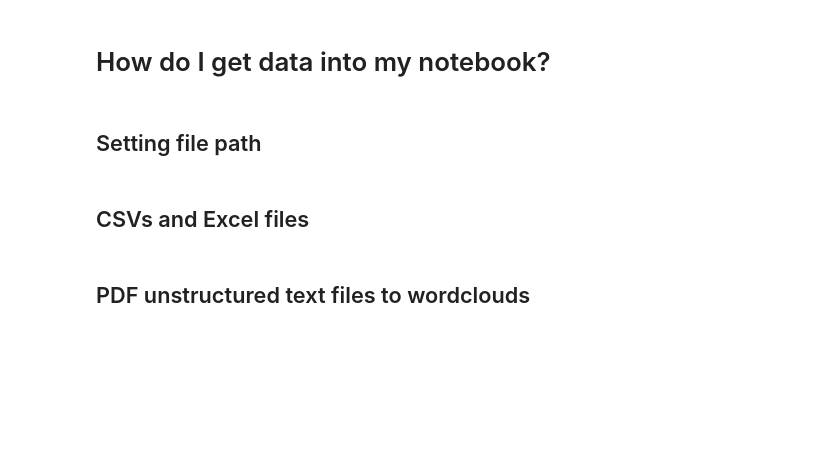
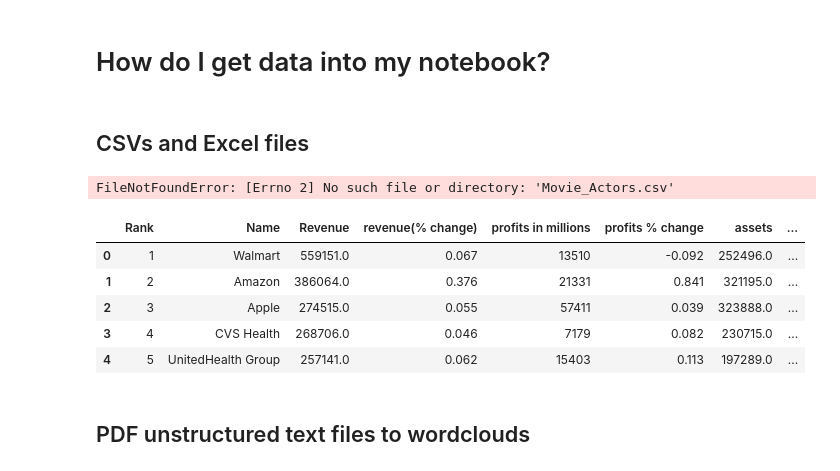
Before and after one commit to GMU-instructor/Binder_example, a Jupyter notebook: import_data.ipynb, the cells around one changed output. Drawn from its saved outputs; the diff is of its cells as text; code cells hidden in the pictures; blank space fills up the shorter version.

```diff
--- a/import_data.ipynb
+++ b/import_data.ipynb
@@ -1,4 +1,2 @@
 # %% [markdown]
 # How do I get data into my notebook?
-# %% [markdown]
-## Setting file path
@@ -19,12 +7,21 @@ print(file_loc.is_dir())
 import pandas as pd
 # %%
 # First, we'll import a CSV.
-df_csv = pd.read_csv(file_loc/"Movie_Actors.csv")
+df_csv = pd.read_csv("Movie_Actors.csv")
 df_csv.head()
+# %% [output]
+FileNotFoundError: [Errno 2] No such file or directory: 'Movie_Actors.csv'
 # %%
 # Then we'll import an Excel file
-df_excel = pd.read_excel(file_loc/"Fortune1000.xlsx")
+df_excel = pd.read_excel("Fortune1000.xlsx")
 df_excel.head()
+# %% [output]
+|  | Rank | Name | Revenue | revenue(% change) | profits in millions | profits % change | assets | ... |
+| 0 | 1 | Walmart | 559151.0 | 0.067 | 13510 | -0.092 | 252496.0 | ... |
+| 1 | 2 | Amazon | 386064.0 | 0.376 | 21331 | 0.841 | 321195.0 | ... |
+| 2 | 3 | Apple | 274515.0 | 0.055 | 57411 | 0.039 | 323888.0 | ... |
+| 3 | 4 | CVS Health | 268706.0 | 0.046 | 7179 | 0.082 | 230715.0 | ... |
+| 4 | 5 | UnitedHealth Group | 257141.0 | 0.062 | 15403 | 0.113 | 197289.0 | ... |
 # %% [markdown]
 ## PDF unstructured text files to wordclouds
 # %%
```
Also changed, not shown: parts of 16 cells of this notebook, 1 other file.
